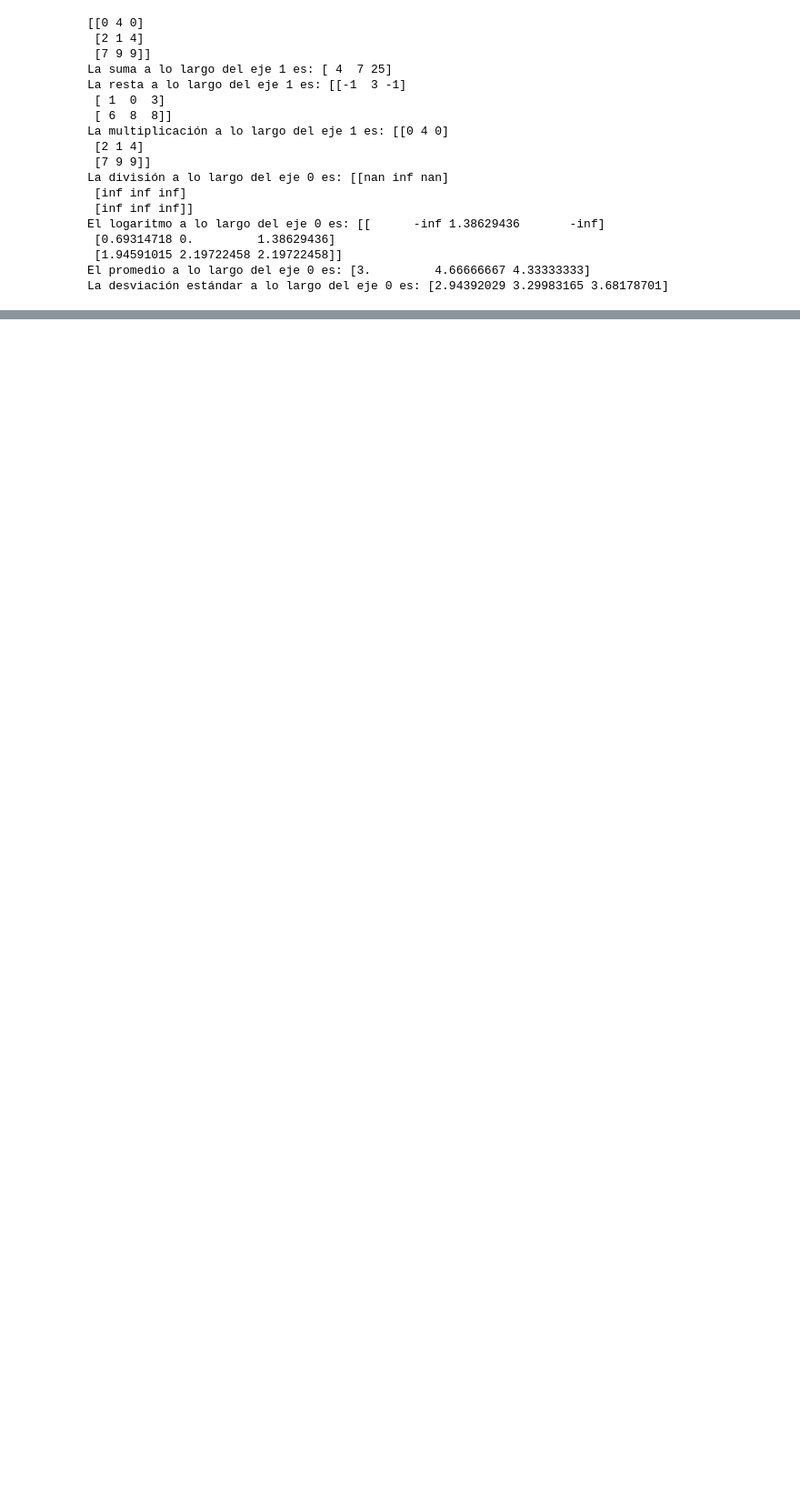
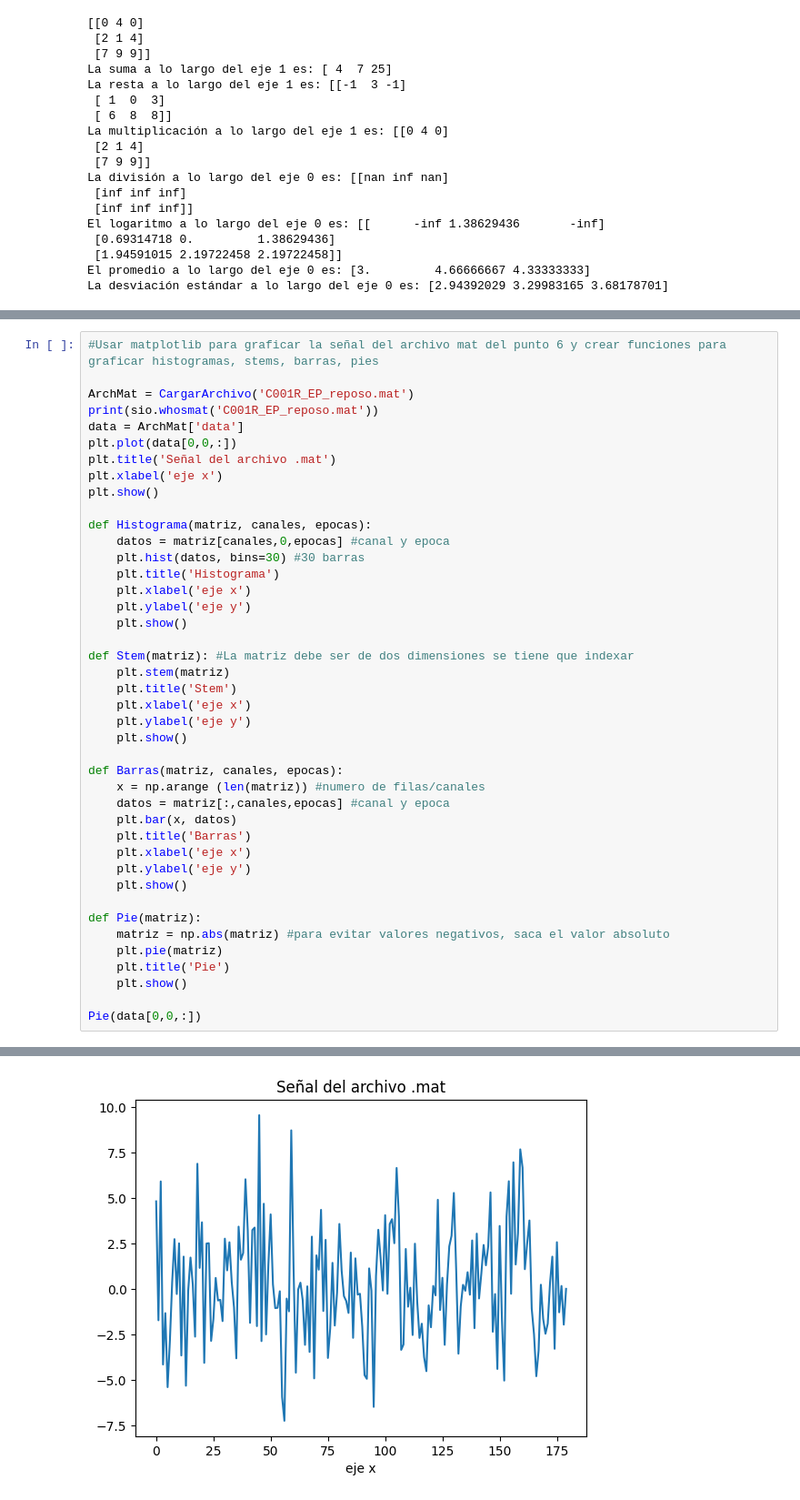
Before and after one commit to ISABELpolania18/Taller-yesid, a Jupyter notebook: taller.ipynb, the cells around one changed output, grey strips where cells are left out. Shown: that part at 91% size. Cells and saved outputs as stored; diff of their text form; blank space fills up the shorter version.

Commit message:
funciones para graficación

```diff
--- a/taller.ipynb
+++ b/taller.ipynb
@@ -122,0 +179,43 @@ La desviación estándar a lo largo del eje 0 es: [2.94392029 3.29983165 3.68178
+# %%
+#Usar matplotlib para graficar la señal del archivo mat del punto 6 y crear funciones para graficar histogramas, stems, barras, pies
+
+ArchMat = CargarArchivo('C001R_EP_reposo.mat')
+print(sio.whosmat('C001R_EP_reposo.mat'))
+data = ArchMat['data']
+plt.plot(data[0,0,:])
+plt.title('Señal del archivo .mat')
+plt.xlabel('eje x')
+plt.show()
+
+def Histograma(matriz, canales, epocas):
+    datos = matriz[canales,0,epocas] #canal y epoca
+    plt.hist(datos, bins=30) #30 barras
+    plt.title('Histograma')
+    plt.xlabel('eje x')
+    plt.ylabel('eje y')
+    plt.show()
+
+def Stem(matriz): #La matriz debe ser de dos dimensiones se tiene que indexar
+    plt.stem(matriz)
+    plt.title('Stem')
+    plt.xlabel('eje x')
+    plt.ylabel('eje y')
+    plt.show()
+
+def Barras(matriz, canales, epocas):
+    x = np.arange (len(matriz)) #numero de filas/canales
+    datos = matriz[:,canales,epocas] #canal y epoca
+    plt.bar(x, datos)
+    plt.title('Barras')
+    plt.xlabel('eje x')
+    plt.ylabel('eje y')
+    plt.show()
+
+def Pie(matriz):
+    matriz = np.abs(matriz) #para evitar valores negativos, saca el valor absoluto
+    plt.pie(matriz)
+    plt.title('Pie')
+    plt.show()
+
+Pie(data[0,0,:])
+# %% [output]
@@ -122,0 +223 @@ La desviación estándar a lo largo del eje 0 es: [2.94392029 3.29983165 3.68178
+[figure, added]
```
Also changed, not shown: parts of 2 cells of this notebook.
